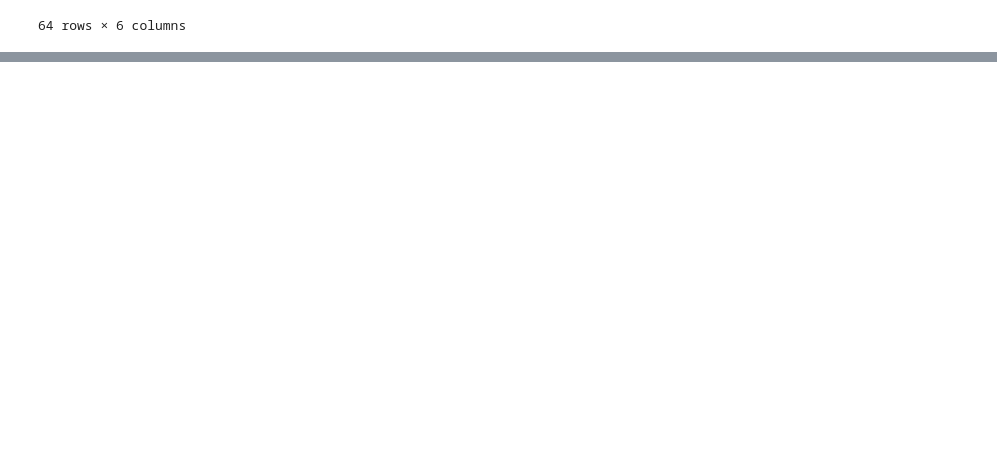
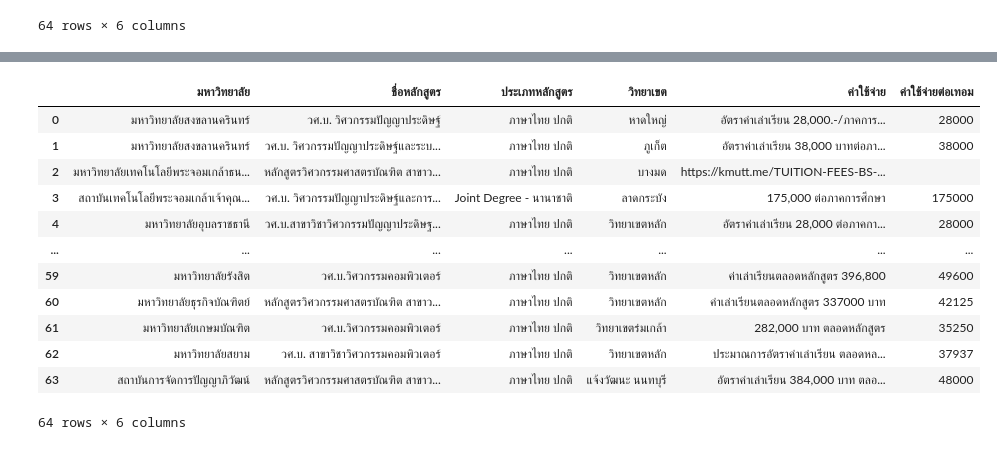
Before and after one commit to andyslazz/web-scrapeAndDash, a Jupyter notebook: Clean_data.ipynb, the cells around one changed output, grey strips where cells are left out. Saved outputs shown, nothing was run; the diff lists cells and outputs as text; code cells hidden in the pictures; blank space fills up the shorter version.

Commit message:
update clean_data,ipynb

```diff
--- a/Clean_data.ipynb
+++ b/Clean_data.ipynb
@@ -101,0 +92,66 @@ df_trimmed
+# %%
+import re
+
+def clean_fee(value, course_type=""):
+    if pd.isna(value):
+        return ""
+
+    text = str(value)
+
+    # ถ้าเป็นลิงค์ ให้เป็นค่าว่าง
+    if text.startswith("http"):
+        return ""
+
+    # ดึงตัวเลขทั้งหมด
+    nums = re.findall(r'\d[\d,]*', text)
+    if not nums:
+        return ""
+
+    # แปลงตัวเลขเป็น int
+    nums = [int(n.replace(",", "")) for n in nums]
+
+    # ถ้ามีทั้ง "ตลอดหลักสูตร" และ "ต่อภาคการศึกษา"
+    if "ตลอดหลักสูตร" in text and "ต่อภาค" in text:
+        match = re.search(r'(\d[\d,]*)[^0-9]*ต่อภาค', text)
+        if match:
+            return int(match.group(1).replace(",", ""))
+
+    # ถ้าพบ "ต่อภาคการศึกษา" หรือ "ต่อเทอม"
+    if "ต่อภาค" in text or "ต่อเทอม" in text:
+        return nums[0]
+
+    # ถ้าเป็น "ตลอดหลักสูตร"
+    if "ตลอดหลักสูตร" in text:
+        return int(nums[0] / 8)
+
+    # ถ้าเป็นตัวเลขเปล่า ๆ และ >100,000 และไม่ใช่ "นานาชาติ"
+    if nums[0] > 100000 and "นานาชาติ" not in course_type:
+        return int(nums[0] / 8)
+
+    # ถ้าเป็น นานาชาติ และค่ามากกว่า 200,000 → หาร 8
+    if "นานาชาติ" in course_type and nums[0] > 200000:
+        return int(nums[0] / 8)
+
+
+    return nums[0]  # fallback
+
+# ใช้ฟังก์ชันกับ DataFrame
+df_trimmed["ค่าใช้จ่ายต่อเทอม"] = [
+    clean_fee(val, course_type)
+    for val, course_type in zip(df_trimmed["ค่าใช้จ่ายต่อเทอม"], df_trimmed["ประเภทหลักสูตร"])
+]
+df_trimmed
+# %% [output]
+|  | มหาวิทยาลัย | ชื่อหลักสูตร | ประเภทหลักสูตร | วิทยาเขต | ค่าใช้จ่าย | ค่าใช้จ่ายต่อเทอม |
+| 0 | มหาวิทยาลัยสงขลานครินทร์ | วศ.บ. วิศวกรรมปัญญาประดิษฐ์ | ภาษาไทย ปกติ | หาดใหญ่ | อัตราค่าเล่าเรียน 28,000.-/ภาคการ... | 28000 |
+| 1 | มหาวิทยาลัยสงขลานครินทร์ | วศ.บ. วิศวกรรมปัญญาประดิษฐ์และระบ... | ภาษาไทย ปกติ | ภูเก็ต | อัตราค่าเล่าเรียน 38,000 บาทต่อภา... | 38000 |
+| 2 | มหาวิทยาลัยเทคโนโลยีพระจอมเกล้าธน... | หลักสูตรวิศวกรรมศาสตรบัณฑิต สาขาว... | ภาษาไทย ปกติ | บางมด | https://kmutt.me/TUITION-FEES-BS-... |  |
+| 3 | สถาบันเทคโนโลยีพระจอมเกล้าเจ้าคุณ... | วศ.บ. วิศวกรรมปัญญาประดิษฐ์และการ... | Joint Degree - นานาชาติ | ลาดกระบัง | 175,000 ต่อภาคการศึกษา | 175000 |
+| 4 | มหาวิทยาลัยอุบลราชธานี | วศ.บ.สาขาวิชาวิศวกรรมปัญญาประดิษฐ... | ภาษาไทย ปกติ | วิทยาเขตหลัก | อัตราค่าเล่าเรียน 28,000 ต่อภาคกา... | 28000 |
+| ... | ... | ... | ... | ... | ... | ... |
+| 59 | มหาวิทยาลัยรังสิต | วศ.บ.วิศวกรรมคอมพิวเตอร์ | ภาษาไทย ปกติ | วิทยาเขตหลัก | ค่าเล่าเรียนตลอดหลักสูตร 396,800 | 49600 |
+| 60 | มหาวิทยาลัยธุรกิจบัณฑิตย์ | หลักสูตรวิศวกรรมศาสตรบัณฑิต สาขาว... | ภาษาไทย ปกติ | วิทยาเขตหลัก | ค่าเล่าเรียนตลอดหลักสูตร 337000 บาท | 42125 |
+| 61 | มหาวิทยาลัยเกษมบัณฑิต | วศ.บ.วิศวกรรมคอมพิวเตอร์ | ภาษาไทย ปกติ | วิทยาเขตร่มเกล้า | 282,000 บาท ตลอดหลักสูตร | 35250 |
+| 62 | มหาวิทยาลัยสยาม | วศ.บ. สาขาวิชาวิศวกรรมคอมพิวเตอร์ | ภาษาไทย ปกติ | วิทยาเขตหลัก | ประมาณการอัตราค่าเล่าเรียน ตลอดหล... | 37937 |
+| 63 | สถาบันการจัดการปัญญาภิวัฒน์ | หลักสูตรวิศวกรรมศาสตรบัณฑิต สาขาว... | ภาษาไทย ปกติ | แจ้งวัฒนะ นนทบุรี | อัตราค่าเล่าเรียน 384,000 บาท ตลอ... | 48000 |
+64 rows × 6 columns
```
Also changed, not shown: parts of 3 cells of this notebook.
